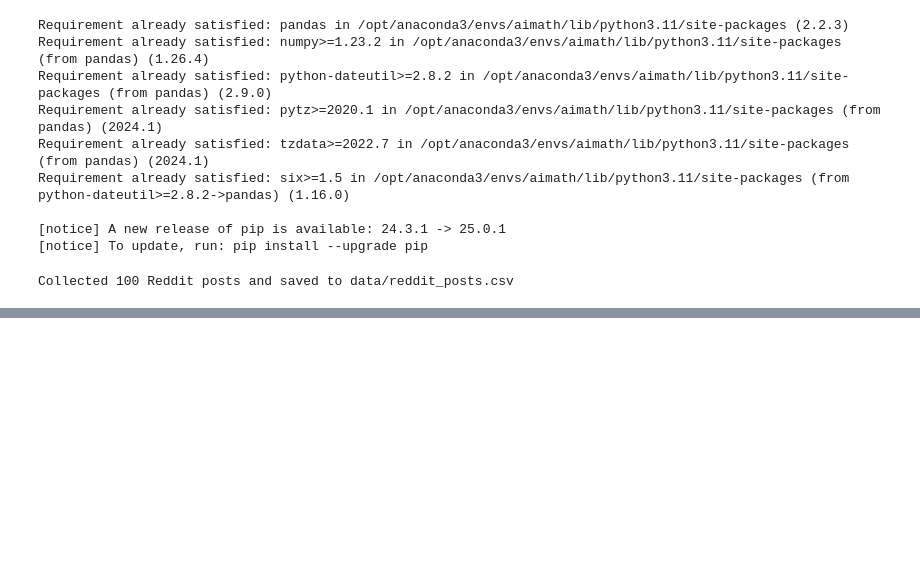
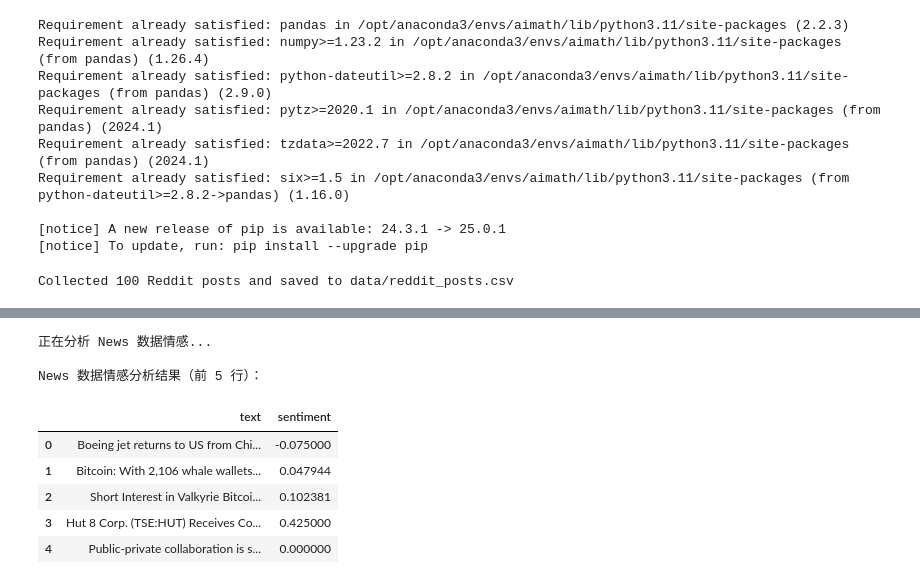
Before and after one commit to gaoyue49/bitcoin_price_prediction_2023106041_YUE-GAO, a Jupyter notebook: notebooks/collect_data.ipynb, the cells around one changed output, grey strips where cells are left out. Saved outputs shown, nothing was run; the diff lists cells and outputs as text; code cells hidden in the pictures; blank space fills up the shorter version.

```diff
--- a/notebooks/collect_data.ipynb
+++ b/notebooks/collect_data.ipynb
@@ -218,0 +357,18 @@ Over the past months, Bitcoin [BTC] has experienced extreme …",en
+# %%
+# 对 News 数据进行情感分析
+print("正在分析 News 数据情感...")
+news_data["sentiment"] = news_data["text"].apply(lambda x: TextBlob(x).sentiment.polarity)
+
+# 显示前 5 行
+print("\nNews 数据情感分析结果（前 5 行）：")
+display(news_data[["text", "sentiment"]].head())
+# %% [output]
+正在分析 News 数据情感...
+
+News 数据情感分析结果（前 5 行）：
+|  | text | sentiment |
+| 0 | Boeing jet returns to US from Chi... | -0.075000 |
+| 1 | Bitcoin: With 2,106 whale wallets... | 0.047944 |
+| 2 | Short Interest in Valkyrie Bitcoi... | 0.102381 |
+| 3 | Hut 8 Corp. (TSE:HUT) Receives Co... | 0.425000 |
+| 4 | Public-private collaboration is s... | 0.000000 |
```
Also changed, not shown: parts of 20 cells of this notebook, 4 other files.
